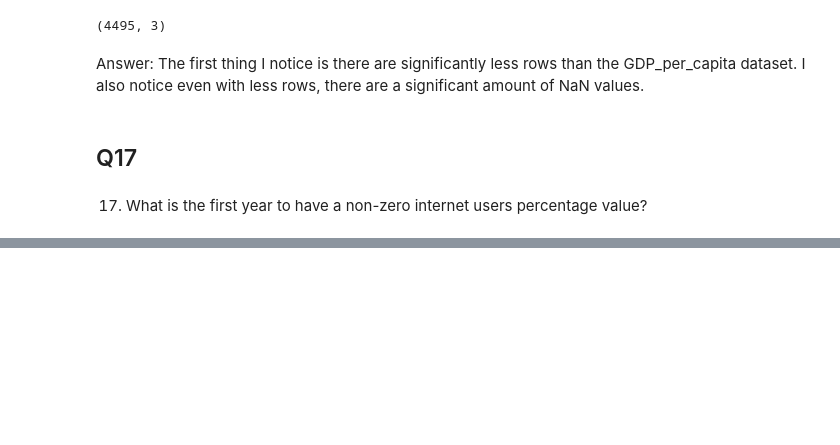
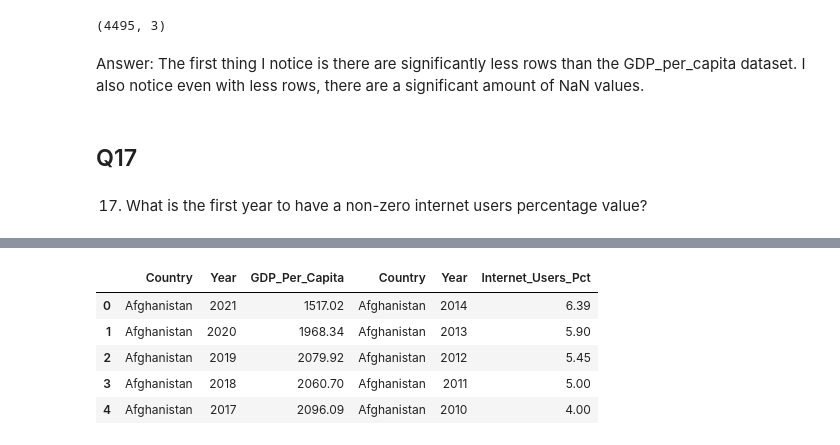
Before and after one commit to NSS-Data-Analytics-Cohort-11/undata-AdellAD4, a Jupyter notebook: notebooks/UN_data_analysis_DA11.ipynb, the cells around one changed output, grey strips where cells are left out. Saved outputs shown, nothing was run; the diff lists cells and outputs as text; code cells hidden in the pictures; blank space fills up the shorter version.

```diff
--- a/notebooks/UN_data_analysis_DA11.ipynb
+++ b/notebooks/UN_data_analysis_DA11.ipynb
@@ -501,0 +519,9 @@ Answer: The first thing I notice is there are significantly less rows than the G
+# %%
+gdp_and_internet_use.head()
+# %% [output]
+|  | Country | Year | GDP_Per_Capita | Country | Year | Internet_Users_Pct |
+| 0 | Afghanistan | 2021 | 1517.02 | Afghanistan | 2014 | 6.39 |
+| 1 | Afghanistan | 2020 | 1968.34 | Afghanistan | 2013 | 5.90 |
+| 2 | Afghanistan | 2019 | 2079.92 | Afghanistan | 2012 | 5.45 |
+| 3 | Afghanistan | 2018 | 2060.70 | Afghanistan | 2011 | 5.00 |
+| 4 | Afghanistan | 2017 | 2096.09 | Afghanistan | 2010 | 4.00 |
```
Also changed, not shown: parts of 29 cells of this notebook.
